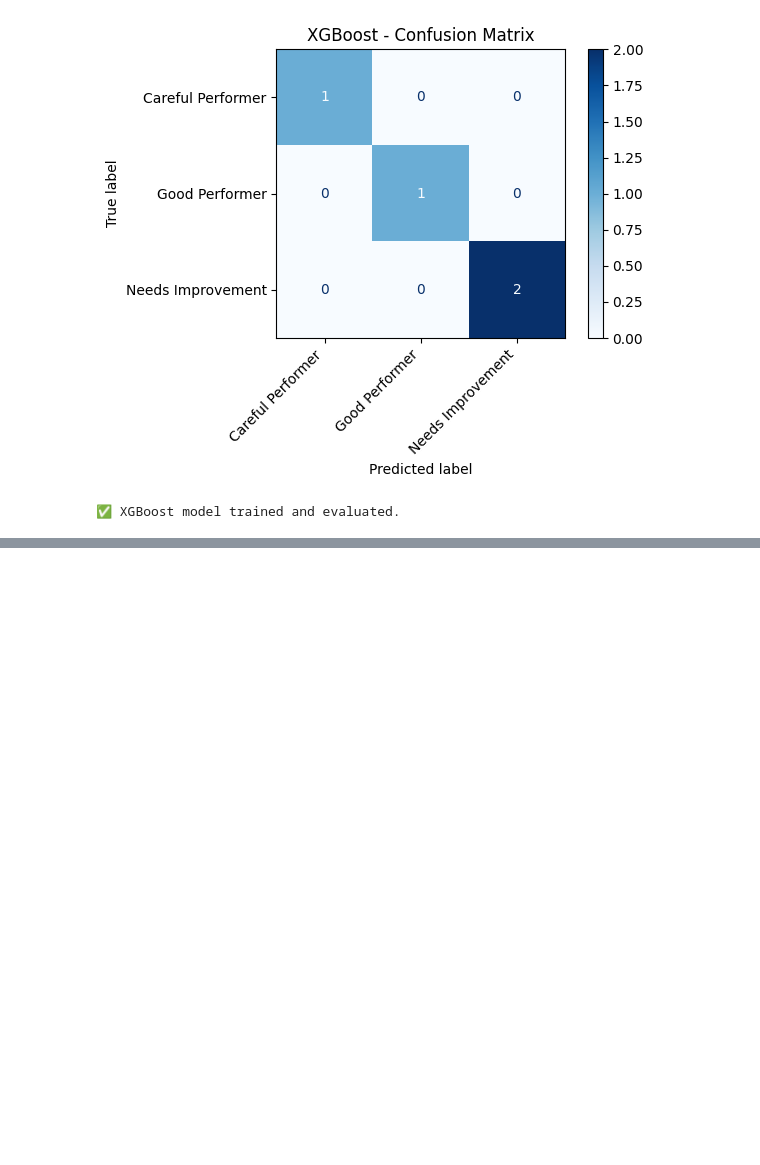
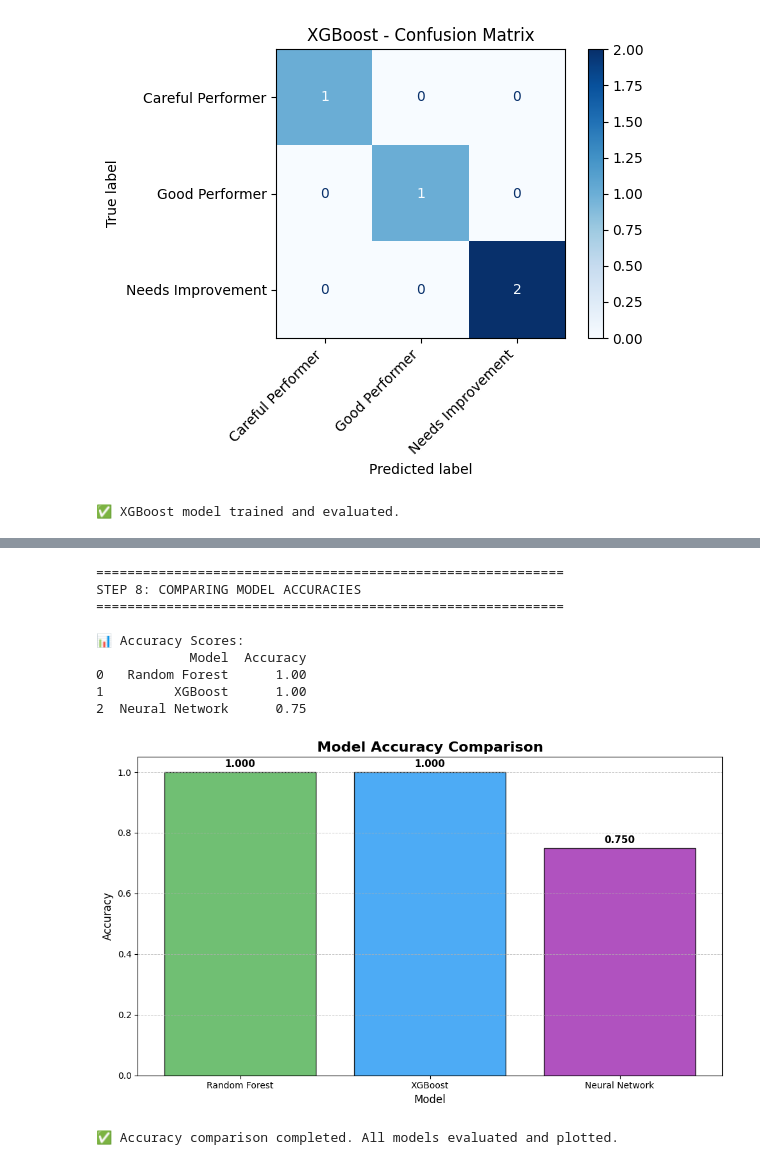
Before and after one commit to Md-iftikher/Md-ftikher-Azam_2312076042_CSE445, a Jupyter notebook: Mini_Project_2/cse445_project_2.ipynb, the cells around one changed output, grey strips where cells are left out. Drawn from its saved outputs; the diff is of its cells as text; code cells hidden in the pictures; blank space fills up the shorter version.

```diff
--- a/Mini_Project_2/cse445_project_2.ipynb
+++ b/Mini_Project_2/cse445_project_2.ipynb
@@ -421,0 +468,65 @@ Needs Improvement       0.00      0.00      0.00         2
+# %%
+# Cell 8: Compare Model Accuracies with Bar Chart
+# Purpose: Visualize and compare the accuracy of all three models.
+
+print("\n" + "="*60)
+print("STEP 8: COMPARING MODEL ACCURACIES")
+print("="*60)
+
+from sklearn.metrics import accuracy_score
+
+# Calculate accuracy for each model
+acc_rf = accuracy_score(y_test, y_pred_rf)
+acc_xgb = accuracy_score(y_test, y_pred_xgb)
+acc_nn = accuracy_score(y_test, y_pred_nn)
+
+# Store results in a dictionary
+model_names = ['Random Forest', 'XGBoost', 'Neural Network']
+accuracies = [acc_rf, acc_xgb, acc_nn]
+
+# Create a DataFrame for easy plotting
+results_df = pd.DataFrame({
+    'Model': model_names,
+    'Accuracy': accuracies
+})
+
+print("\n📊 Accuracy Scores:")
+print(results_df.round(3))
+
+# --- Bar Plot ---
+plt.figure(figsize=(10, 6))
+bars = plt.bar(results_df['Model'], results_df['Accuracy'],
+               color=['#4CAF50', '#2196F3', '#9C27B0'],
+               edgecolor='black', alpha=0.8)
+
+# Add title and labels
+plt.title("Model Accuracy Comparison", fontsize=16, fontweight='bold')
+plt.xlabel("Model", fontsize=12)
+plt.ylabel("Accuracy", fontsize=12)
+plt.ylim(0, 1.05)  # Accuracy ranges from 0 to 1
+
+# Add value labels on top of each bar
+for bar, acc in zip(bars, accuracies):
+    plt.text(bar.get_x() + bar.get_width() / 2, bar.get_height() + 0.01,
+             f"{acc:.3f}", ha='center', va='bottom', fontsize=11, fontweight='bold')
+
+# Style the grid
+plt.grid(axis='y', linestyle='--', linewidth=0.7, alpha=0.7)
+plt.tight_layout()
+
+# Show the plot
+plt.show()
+
+print("\n✅ Accuracy comparison completed. All models evaluated and plotted.")
+# %% [output]
+============================================================
+STEP 8: COMPARING MODEL ACCURACIES
+============================================================
+
+📊 Accuracy Scores:
+            Model  Accuracy
+0   Random Forest      1.00
+1         XGBoost      1.00
+2  Neural Network      0.75
+[figure, added]
+✅ Accuracy comparison completed. All models evaluated and plotted.
```
Also changed, not shown: parts of 3 cells of this notebook, 1 other file.
